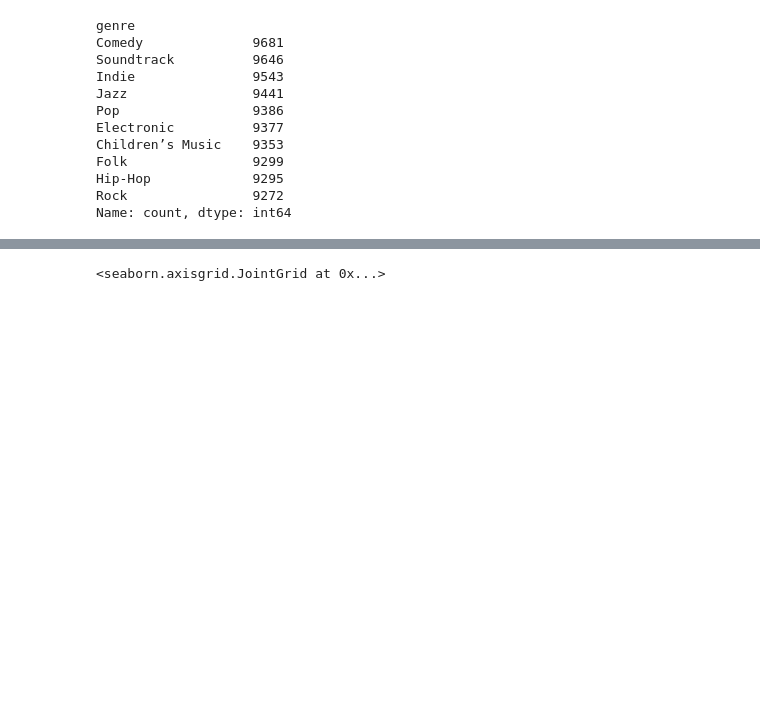
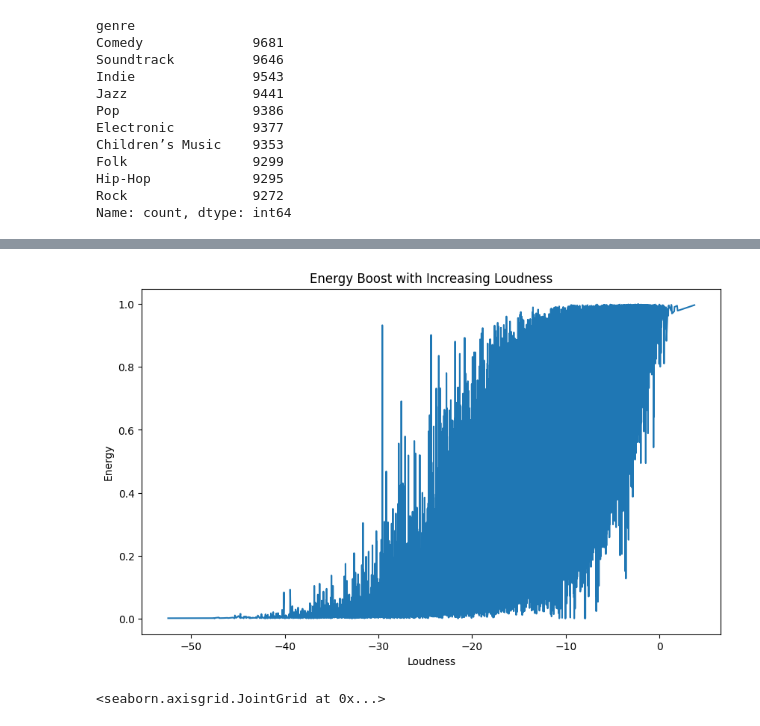
Before and after one commit to patrickaxinte/spp_spotify, a Jupyter notebook: spp_spotify.ipynb, the cells around one changed output, grey strips where cells are left out. Cells and saved outputs as stored; diff of their text form; code cells hidden in the pictures; blank space fills up the shorter version.

```diff
--- a/spp_spotify.ipynb
+++ b/spp_spotify.ipynb
@@ -226,0 +309,17 @@ Name: popularity, dtype: float64
+# %%
+import pandas as pd
+import matplotlib.pyplot as plt
+
+
+# Sort by loudness
+df_sorted = df.sort_values(by='loudness')
+
+# Plot
+plt.figure(figsize=(10, 6))
+plt.plot(df_sorted['loudness'], df_sorted['energy'])
+plt.xlabel('Loudness')
+plt.ylabel('Energy')
+plt.title('Energy Boost with Increasing Loudness')
+plt.show()
+# %% [output]
+[figure, added]
```
Also changed, not shown: parts of 53 cells of this notebook, 2 other files.
